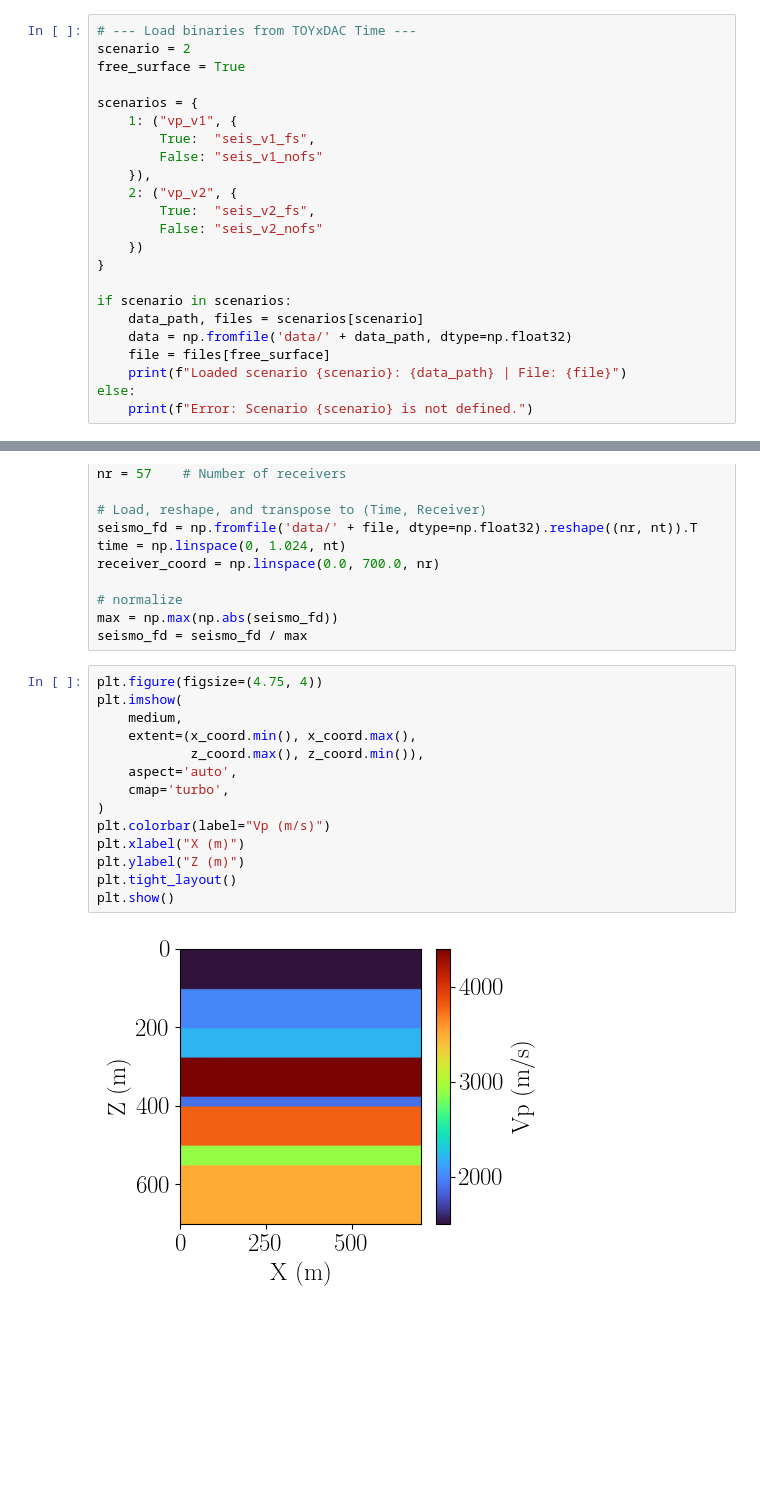
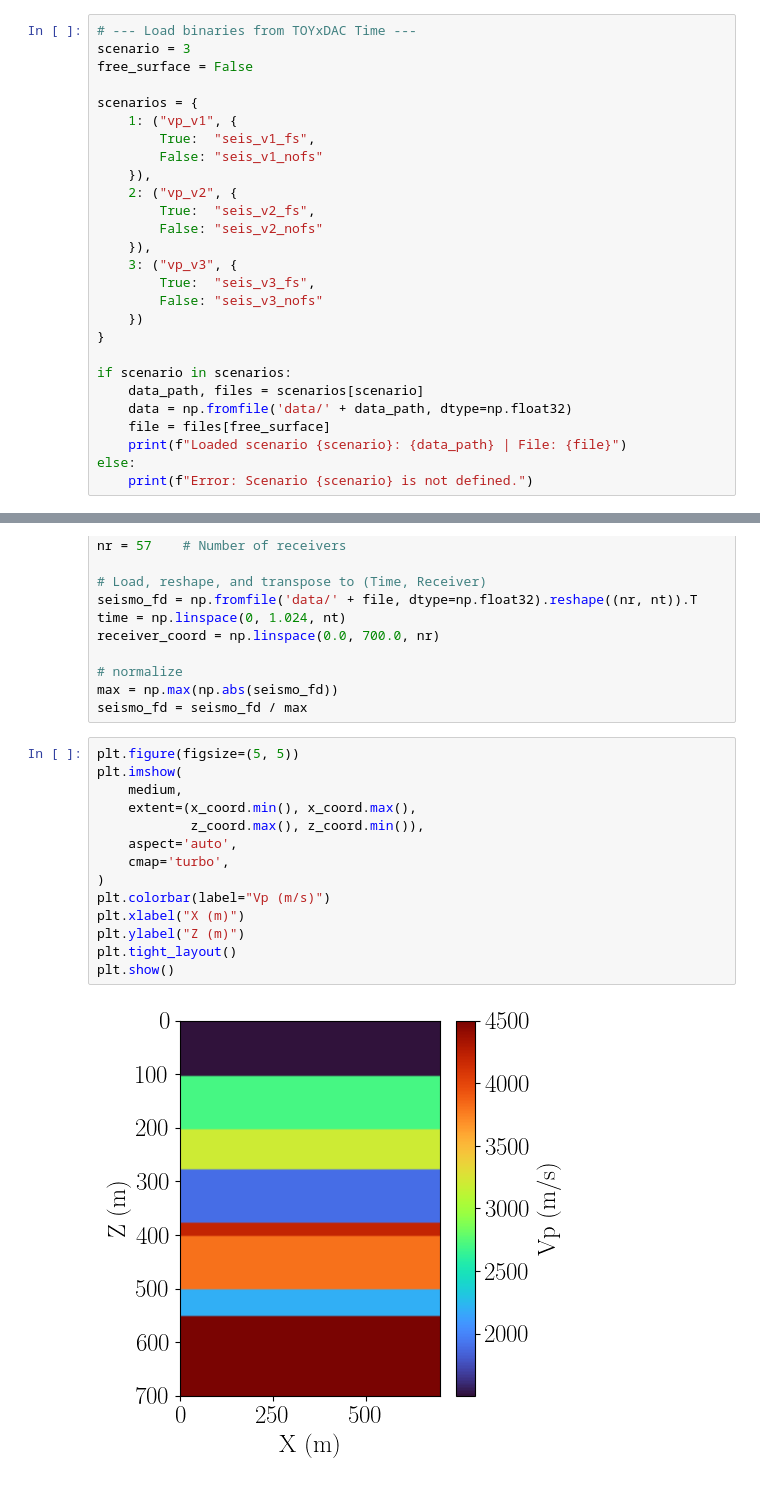
Before and after one commit to pmarchne/reflectivity-acoustic, a Jupyter notebook: FD_comparison/FD_comparison.ipynb, the cells around one changed output, grey strips where cells are left out. Drawn from its saved outputs; the diff is of its cells as text; blank space fills up the shorter version.

```diff
--- a/FD_comparison/FD_comparison.ipynb
+++ b/FD_comparison/FD_comparison.ipynb
@@ -10,8 +10,8 @@ from src.plot.plot_tools import set_plot_style, plot_seismogram
 set_plot_style()
 # %%
 # --- Load binaries from TOYxDAC Time ---
-scenario = 2
-free_surface = True
+scenario = 3
+free_surface = False
 
 scenarios = {
     1: ("vp_v1", {
@@ -21,6 +21,10 @@ scenarios = {
     2: ("vp_v2", {
         True:  "seis_v2_fs",
         False: "seis_v2_nofs"
+    }),
+    3: ("vp_v3", {
+        True:  "seis_v3_fs",
+        False: "seis_v3_nofs"
     })
 }
 
@@ -51,19 +55,19 @@ receiver_coord = np.linspace(0.0, 700.0, nr)
 max = np.max(np.abs(seismo_fd))
 seismo_fd = seismo_fd / max
 # %%
-plt.figure(figsize=(4.75, 4))
+plt.figure(figsize=(5, 5))
 plt.imshow(
     medium,
     extent=(x_coord.min(), x_coord.max(),
             z_coord.max(), z_coord.min()),
     aspect='auto',
     cmap='turbo',
 )
 plt.colorbar(label="Vp (m/s)")
 plt.xlabel("X (m)")
 plt.ylabel("Z (m)")
 plt.tight_layout()
 plt.show()
 # %% [output]
-[figure, old version]
+[figure, new version]
 # %%
```
Also changed, not shown: parts of 8 cells of this notebook, 19 other files.
